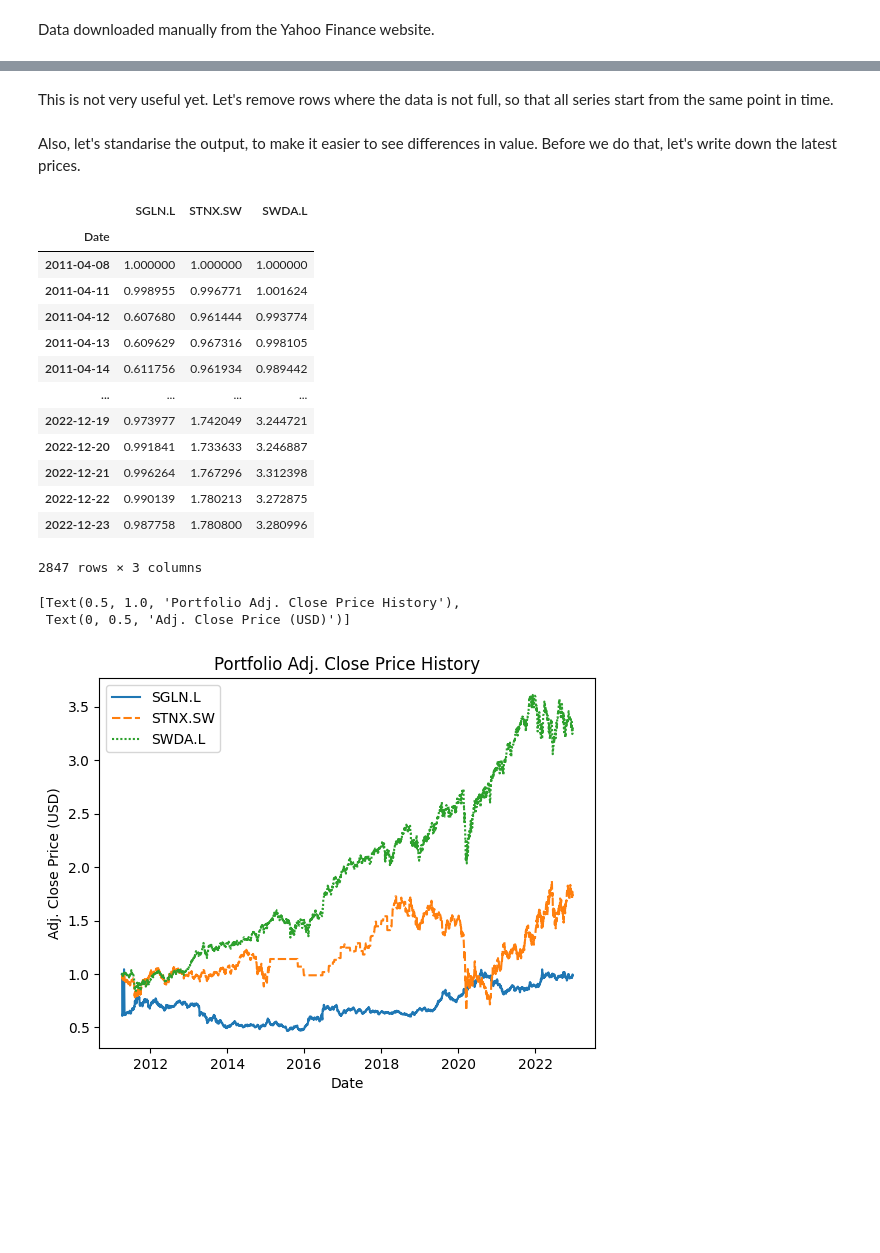
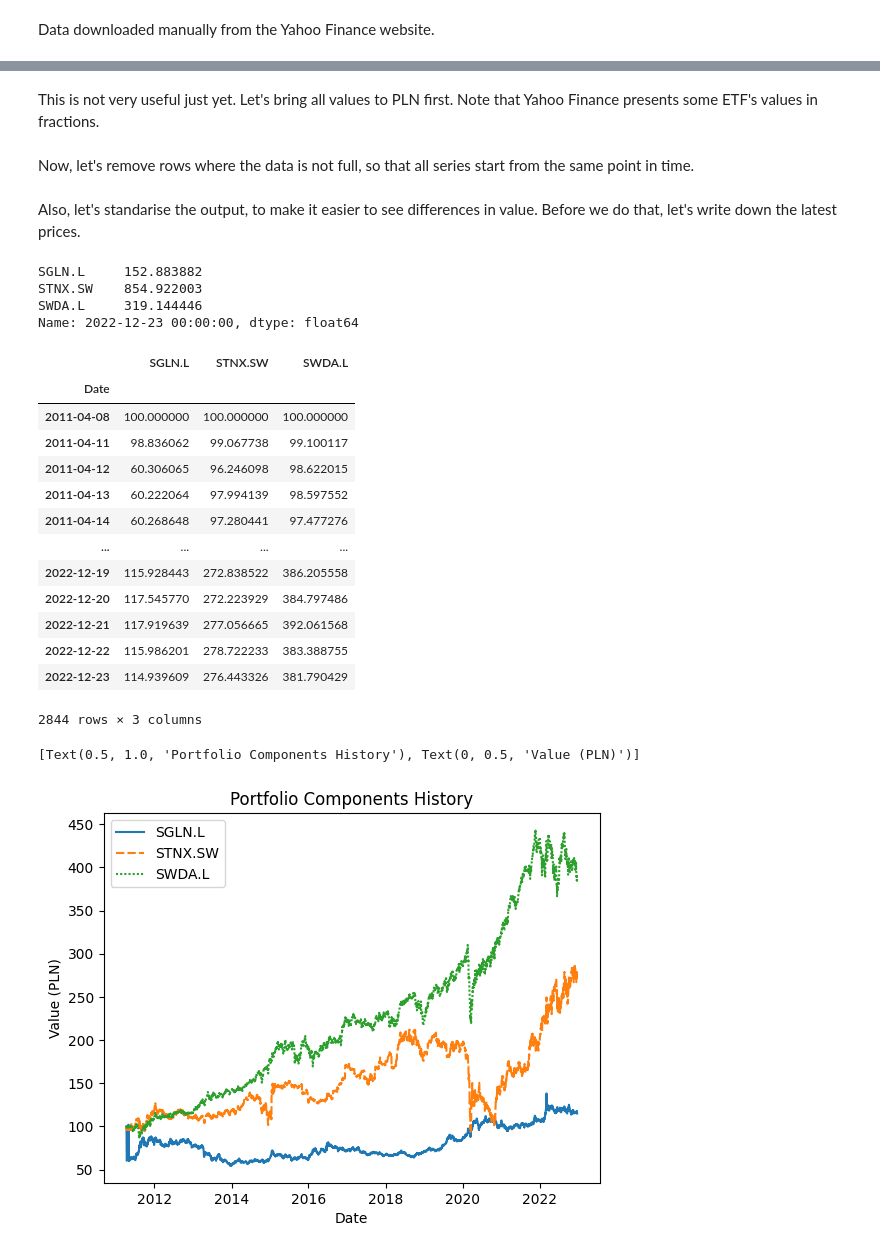
Before and after one commit to michaltkaczyk/etf-portfolio-optimisation, a Jupyter notebook: main.ipynb, the cells around one changed output, grey strips where cells are left out. Drawn from its saved outputs; the diff is of its cells as text; code cells hidden in the pictures; blank space fills up the shorter version.

```diff
--- a/main.ipynb
+++ b/main.ipynb
@@ -28,6 +28,7 @@ def read_yahoo_folder(folderpath, start, end):
         for entry in entries:
             df = df.merge(read_yahoo_csv(entry), on = "Date", how = "left")
 
+    df.set_index("Date", inplace = True)
     return df
 # %% [markdown]
 Data downloaded manually from the Yahoo Finance website.
@@ -42,7 +48,13 @@ sns.lineplot(data = etf_df)
+# %% [markdown]
+This is not very useful just yet. Let's bring all values to PLN first. Note that Yahoo Finance presents some ETF's values in fractions.
+# %%
+etf_currencies = {
+    "SGLN.L": ["GBPPLN=X", 0.01],
+    "STNX.SW": ["CHFPLN=X", 1],
+    "SWDA.L": ["GBPPLN=X", 0.01],
+}
+
+for column_name in etf_df.columns:
+    etf_df[column_name] = etf_df[column_name] * exchange_rates_df[etf_currencies[column_name][0]] * etf_currencies[column_name][1]
 # %% [markdown]
-This is not very useful yet. Let's remove rows where the data is not full, so that all series start from the same point in time.
+Now, let's remove rows where the data is not full, so that all series start from the same point in time.
-# %%
-etf_df.dropna(inplace = True)
-
-if "Date" in etf_df.columns:
-    etf_df.set_index("Date", inplace = True)
@@ -51,30 +65,36 @@ if "Date" in etf_df.columns:
 # %%
 latest_prices = get_latest_prices(etf_df)
 
-etf_df = etf_df.div(etf_df.iloc[0])
+etf_df = etf_df.div(etf_df.iloc[0] / 100)
+# %%
+latest_prices
+# %% [output]
+SGLN.L     152.883882
+STNX.SW    854.922003
+SWDA.L     319.144446
+Name: 2022-12-23 00:00:00, dtype: float64
 # %%
 etf_df
 # %% [output]
 |  | SGLN.L | STNX.SW | SWDA.L |
 | Date |  |  |  |
-| 2011-04-08 | 1.000000 | 1.000000 | 1.000000 |
-| 2011-04-11 | 0.998955 | 0.996771 | 1.001624 |
-| 2011-04-12 | 0.607680 | 0.961444 | 0.993774 |
-| 2011-04-13 | 0.609629 | 0.967316 | 0.998105 |
-| 2011-04-14 | 0.611756 | 0.961934 | 0.989442 |
+| 2011-04-08 | 100.000000 | 100.000000 | 100.000000 |
+| 2011-04-11 | 98.836062 | 99.067738 | 99.100117 |
+| 2011-04-12 | 60.306065 | 96.246098 | 98.622015 |
+| 2011-04-13 | 60.222064 | 97.994139 | 98.597552 |
+| 2011-04-14 | 60.268648 | 97.280441 | 97.477276 |
 | ... | ... | ... | ... |
-| 2022-12-19 | 0.973977 | 1.742049 | 3.244721 |
-| 2022-12-20 | 0.991841 | 1.733633 | 3.246887 |
-| 2022-12-21 | 0.996264 | 1.767296 | 3.312398 |
-| 2022-12-22 | 0.990139 | 1.780213 | 3.272875 |
-| 2022-12-23 | 0.987758 | 1.780800 | 3.280996 |
+| 2022-12-19 | 115.928443 | 272.838522 | 386.205558 |
+| 2022-12-20 | 117.545770 | 272.223929 | 384.797486 |
+| 2022-12-21 | 117.919639 | 277.056665 | 392.061568 |
+| 2022-12-22 | 115.986201 | 278.722233 | 383.388755 |
+| 2022-12-23 | 114.939609 | 276.443326 | 381.790429 |
-2847 rows × 3 columns
+2844 rows × 3 columns
 # %%
-sns.lineplot(data = etf_df).set(title = 'Portfolio Adj. Close Price History', ylabel = 'Adj. Close Price (USD)')
+sns.lineplot(data = etf_df).set(title = 'Portfolio Components History', ylabel = 'Value (PLN)')
 # %% [output]
-[Text(0.5, 1.0, 'Portfolio Adj. Close Price History'),
- Text(0, 0.5, 'Adj. Close Price (USD)')]
+[Text(0.5, 1.0, 'Portfolio Components History'), Text(0, 0.5, 'Value (PLN)')]
-[figure, old version]
+[figure, new version]
 # %%
 #Show the daily simple return
 returns = etf_df.pct_change()
```
Also changed, not shown: parts of 11 cells of this notebook.
